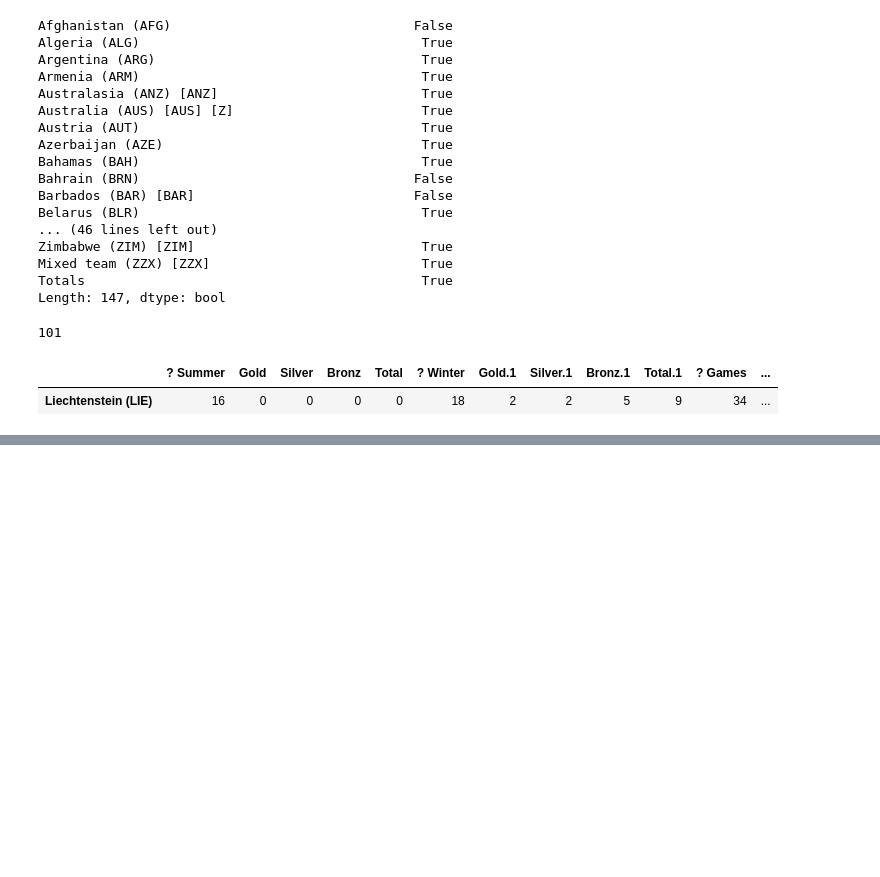
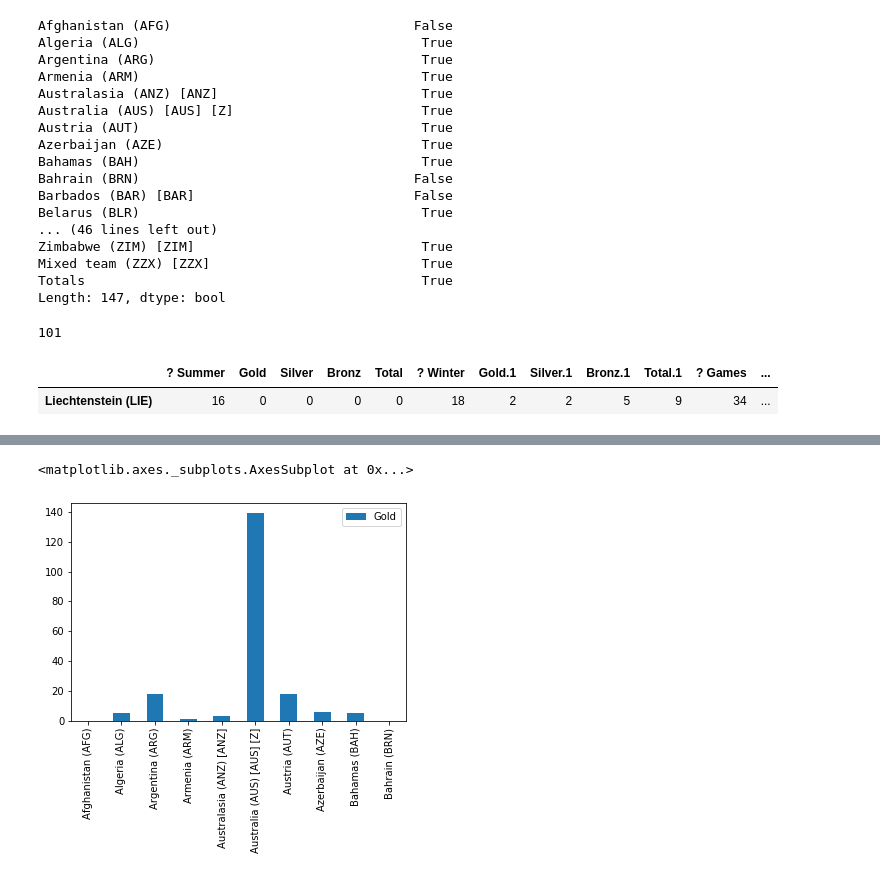
Before and after one commit to ravisammetla/apssdc-aiet-mstp-aug-2019, a Jupyter notebook: 20-09-2019.ipynb, the cells around one changed output, grey strips where cells are left out. Saved outputs shown, nothing was run; the diff lists cells and outputs as text; code cells hidden in the pictures; blank space fills up the shorter version.

```diff
--- a/20-09-2019.ipynb
+++ b/20-09-2019.ipynb
@@ -547,0 +582,5 @@ df[  (df['Gold.1']>0 ) & (df['Gold']==0)  ]
+# %%
+df[['Gold']][:10].plot(kind='bar')
+# %% [output]
+<matplotlib.axes._subplots.AxesSubplot at 0x...>
+[figure, added]
```
Also changed, not shown: parts of 5 cells of this notebook.
